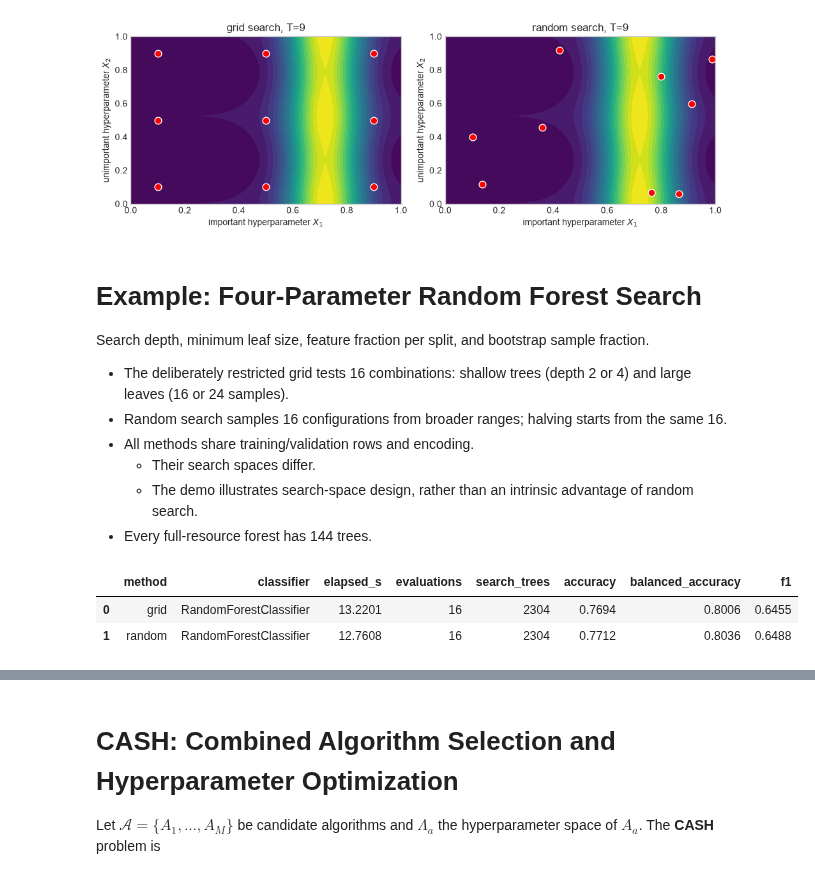
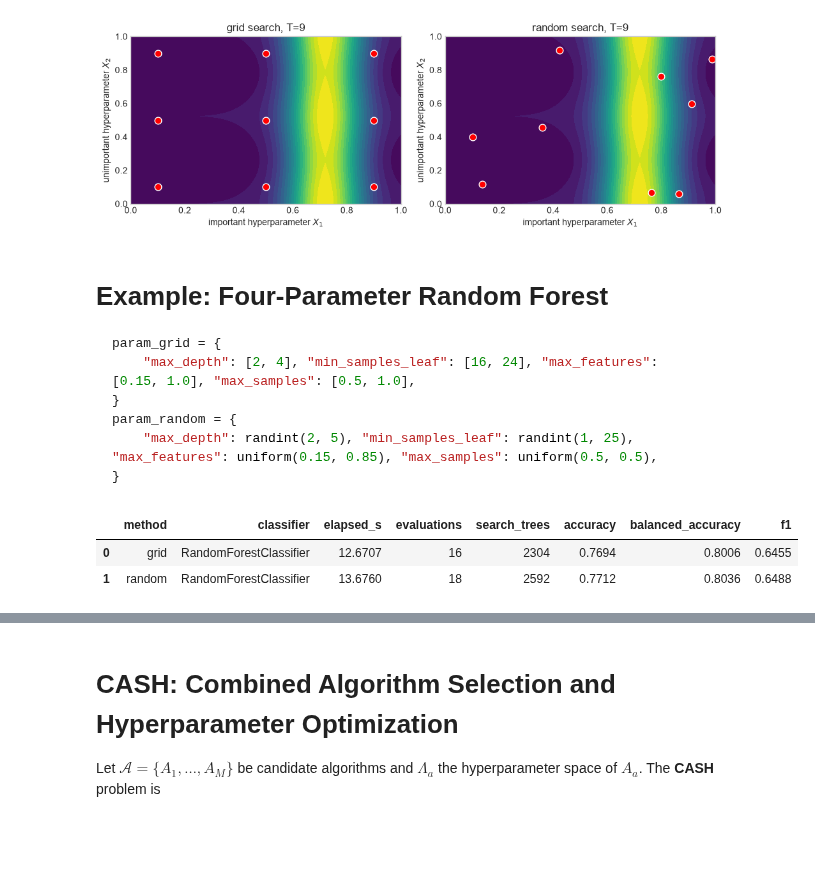
Before and after one commit to w4bo/AA2627-unibo-dcai, a Jupyter notebook: slides/lab-01-automl.ipynb, the cells around one changed output, grey strips where cells are left out. Cells and saved outputs as stored; diff of their text form; code cells hidden in the pictures; blank space fills up the shorter version.

````diff
--- a/slides/lab-01-automl.ipynb
+++ b/slides/lab-01-automl.ipynb
@@ -195,10 +157,8 @@ dtypes: category(8), int64(6), str(1)
 memory usage: 504.1 KB
 # %%
 #| echo: false
-classification_target = "income"
-X_cls = adult_df.drop(columns=[classification_target])
-y_raw = adult_df[classification_target]
-y_cls = (y_raw == ">50K").astype(int) if adult_source.startswith("OpenML") else y_raw.astype(int)
+X_cls = adult_df.drop(columns=["income"])
+y_cls = (adult_df["income"] == ">50K").astype(int)
 assert y_cls.nunique() == 2, "Classification requires two target classes."
 
 X_cls_dev, X_cls_test, y_cls_dev, y_cls_test = train_test_split(
@@ -243,20 +197,20 @@ A majority-only classifier can have high ordinary accuracy but balanced accuracy
 # Fit preprocessing once on training rows; every method receives these same arrays.
 classification_preprocess = ColumnTransformer([
     ("num", StandardScaler(), numeric_cls),
-    ("cat", make_one_hot_encoder(), categorical_cls),
+    ("cat", OneHotEncoder(handle_unknown="ignore", sparse_output=False), categorical_cls),
 ])
 preprocess_started = time.perf_counter()
 X_train_model = classification_preprocess.fit_transform(X_cls_train)
 X_val_model = classification_preprocess.transform(X_cls_val)
 preprocess_seconds = time.perf_counter() - preprocess_started
-
-# SearchCV uses exactly the existing holdout, with no additional folds.
-X_search = np.concatenate([X_train_model, X_val_model])
-y_search = np.concatenate([y_cls_train, y_cls_val])
-holdout = PredefinedSplit(np.r_[
-    np.full(len(y_cls_train), -1), np.zeros(len(y_cls_val), dtype=int)
-])
-classification_baseline = LogisticRegression(max_iter=2000, random_state=RANDOM_STATE)
+classification_baseline = RandomForestClassifier(
+    n_estimators=144,
+    max_depth=4,
+    min_samples_leaf=5,
+    max_features="sqrt",
+    class_weight="balanced",
+    random_state=RANDOM_STATE, n_jobs=1,
+)
 started = time.perf_counter()
 classification_baseline.fit(X_train_model, y_cls_train)
 baseline_elapsed = time.perf_counter() - started
@@ -265,7 +219,5 @@ comparison_rows = [{
     "method": "baseline", "classifier": type(classification_baseline).__name__,
     "elapsed_s": baseline_elapsed, **classification_baseline_scores,
 }]
-print(f"Shared preprocessing: {preprocess_seconds:.3f}s (excluded from all model timings)")
-print(f"Same split for all methods: {len(y_cls_train)} training / {len(y_cls_val)} validation rows")
 pd.DataFrame(comparison_rows).round(3)
 # %% [output]
@@ -381,31 +331,35 @@ Grid (9 trials, 3 distinct l1 values): loss = 0.803. Random (9 trials, 9 distinc
 Random search beats the grid in 98% of the repetitions
 [figure]
 # %% [markdown]
-# Example: Four-Parameter Random Forest Search
+# Example: Four-Parameter Random Forest
 
-Search depth, minimum leaf size, feature fraction per split, and bootstrap sample fraction.
-
-- The deliberately restricted grid tests 16 combinations: shallow trees (depth 2 or 4) and large leaves (16 or 24 samples).
-- Random search samples 16 configurations from broader ranges; halving starts from the same 16.
-- All methods share training/validation rows and encoding.
-  - Their search spaces differ.
-  - The demo illustrates search-space design, rather than an intrinsic advantage of random search.
-- Every full-resource forest has 144 trees.
+```python
+param_grid = {
+    "max_depth": [2, 4], "min_samples_leaf": [16, 24], "max_features": [0.15, 1.0], "max_samples": [0.5, 1.0],
+}
+param_random = {
+    "max_depth": randint(2, 5), "min_samples_leaf": randint(1, 25), "max_features": uniform(0.15, 0.85), "max_samples": uniform(0.5, 0.5),
+}
+```
 # %%
 #| echo: false
+# SearchCV uses exactly the existing holdout, with no additional folds.
+X_search = np.concatenate([X_train_model, X_val_model])
+y_search = np.concatenate([y_cls_train, y_cls_val])
+holdout = PredefinedSplit(np.r_[
+    np.full(len(y_cls_train), -1), np.zeros(len(y_cls_val), dtype=int)
+])
 RF_TREES = 144  # Full resource for grid, random search, and halving finalists.
-N_RANDOM = 16
+N_RANDOM = 18
 rf_estimator = RandomForestClassifier(
     n_estimators=RF_TREES, class_weight="balanced", random_state=RANDOM_STATE, n_jobs=1,
 )
 # Deliberately restricted grid: shallow trees and large leaves can underfit.
 param_grid = {
-    "max_depth": [2, 4], "min_samples_leaf": [16, 24],
-    "max_features": [0.15, 1.0], "max_samples": [0.5, 1.0],
+    "max_depth": [2, 4], "min_samples_leaf": [16, 24], "max_features": [0.15, 1.0], "max_samples": [0.5, 1.0],
 }
 param_random = {
-    "max_depth": randint(2, 5), "min_samples_leaf": randint(1, 25),
-    "max_features": uniform(0.15, 0.85), "max_samples": uniform(0.5, 0.5),
+    "max_depth": randint(2, 5), "min_samples_leaf": randint(1, 25), "max_features": uniform(0.15, 0.85), "max_samples": uniform(0.5, 0.5),
 }
 # refit=False prevents SearchCV from training on the combined train+validation data.
 rf_searches = {
@@ -415,38 +369,36 @@ rf_searches = {
         scoring="balanced_accuracy", refit=False, n_jobs=1,
         random_state=RANDOM_STATE, error_score="raise"),
 }
-rf_search_rows, rf_models = [], {}
+rf_search_rows = []
 
 
 def fit_search(name, search):
     started = time.perf_counter()
     search.fit(X_search, y_search)
     # Fit the selected configuration on TRAINING rows only, at full resource.
     model = clone(rf_estimator).set_params(**search.best_params_)
     model.fit(X_train_model, y_cls_train)
     elapsed = time.perf_counter() - started
     scores = evaluate_classifier(model, X_val_model, y_cls_val)
-    rf_models[name] = model
     row = {
         "method": name, "classifier": type(model).__name__, "elapsed_s": elapsed,
         "evaluations": len(search.cv_results_["params"]),
         "search_trees": sum(p.get("n_estimators", RF_TREES) for p in search.cv_results_["params"]),
         **scores,
     }
     rf_search_rows[:] = [r for r in rf_search_rows if r["method"] != name]
     rf_search_rows.append(row)
     comparison_rows[:] = [r for r in comparison_rows if r["method"] != name]
     comparison_rows.append(row)
-    return model
 
 
 for name, search in rf_searches.items():
     fit_search(name, search)
 pd.DataFrame(rf_search_rows).round(4)
 # %% [output]
 |  | method | classifier | elapsed_s | evaluations | search_trees | accuracy | balanced_accuracy | f1 |
-| 0 | grid | RandomForestClassifier | 13.2201 | 16 | 2304 | 0.7694 | 0.8006 | 0.6455 |
-| 1 | random | RandomForestClassifier | 12.7608 | 16 | 2304 | 0.7712 | 0.8036 | 0.6488 |
+| 0 | grid | RandomForestClassifier | 12.6707 | 16 | 2304 | 0.7694 | 0.8006 | 0.6455 |
+| 1 | random | RandomForestClassifier | 13.6760 | 18 | 2592 | 0.7712 | 0.8036 | 0.6488 |
 # %%
 #| echo: false
 fig, axes = plt.subplots(1, 2, figsize=(11, 3.5))
````
Also changed, not shown: parts of 27 cells of this notebook.
